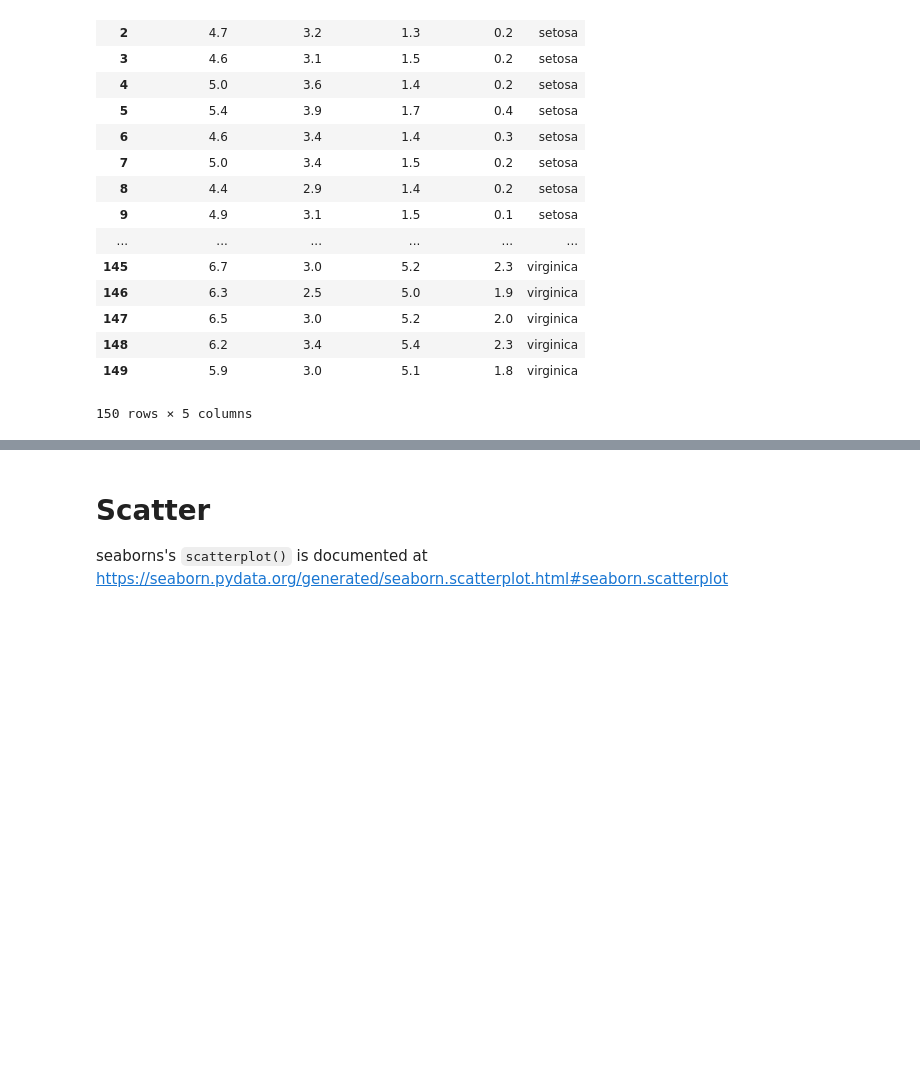
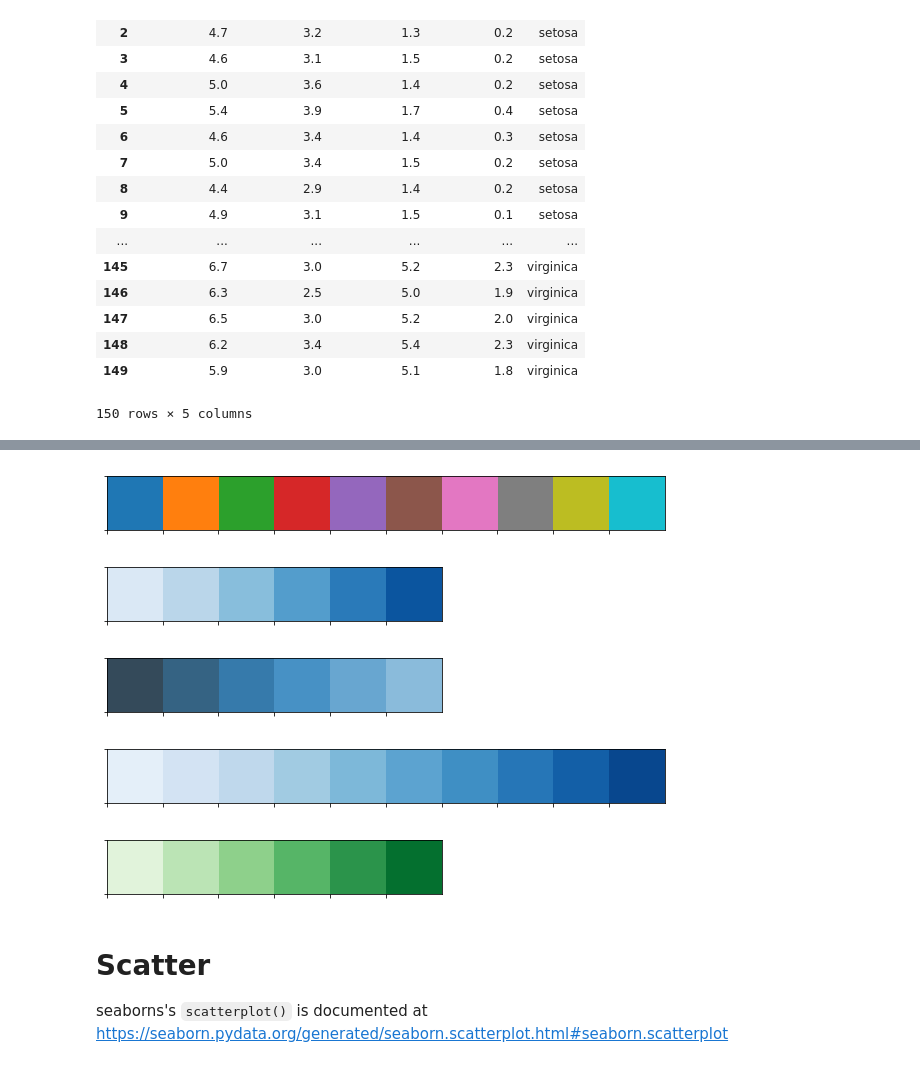
Before and after one commit to ultradian/python_notebooks, a Jupyter notebook: plotting.ipynb, the cells around one changed output, grey strips where cells are left out. Drawn from its saved outputs; the diff is of its cells as text; code cells hidden in the pictures; blank space fills up the shorter version.

Commit message:
add color info

```diff
--- a/plotting.ipynb
+++ b/plotting.ipynb
@@ -89,3 +108,28 @@ iris
+# %%
+# or to look at them
+sns.palplot(sns.color_palette())
+# %% [output]
+[figure, added]
+# %%
+# predefined palettes `Blues`
+sns.palplot(sns.color_palette("Blues"))
+# %% [output]
+[figure, added]
+# %%
+# predefined palettes dark version
+sns.palplot(sns.color_palette("Blues_d"))
+# %% [output]
+[figure, added]
+# %%
+# set size of palette
+sns.palplot(sns.color_palette("Blues", 10))
+# %% [output]
+[figure, added]
+# %%
+# predefined palettes
+sns.palplot(sns.color_palette("Greens"))
+# %% [output]
+[figure, added]
 # %% [markdown]
 # Scatter
 seaborns's `scatterplot()` is documented at https://seaborn.pydata.org/generated/seaborn.scatterplot.html#seaborn.scatterplot
```
Also changed, not shown: parts of 6 cells of this notebook.
